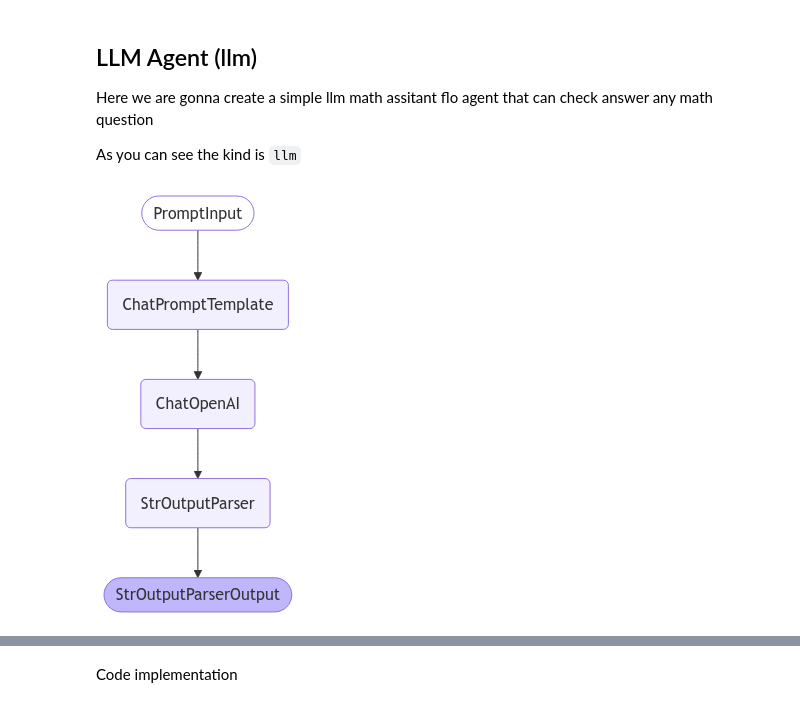
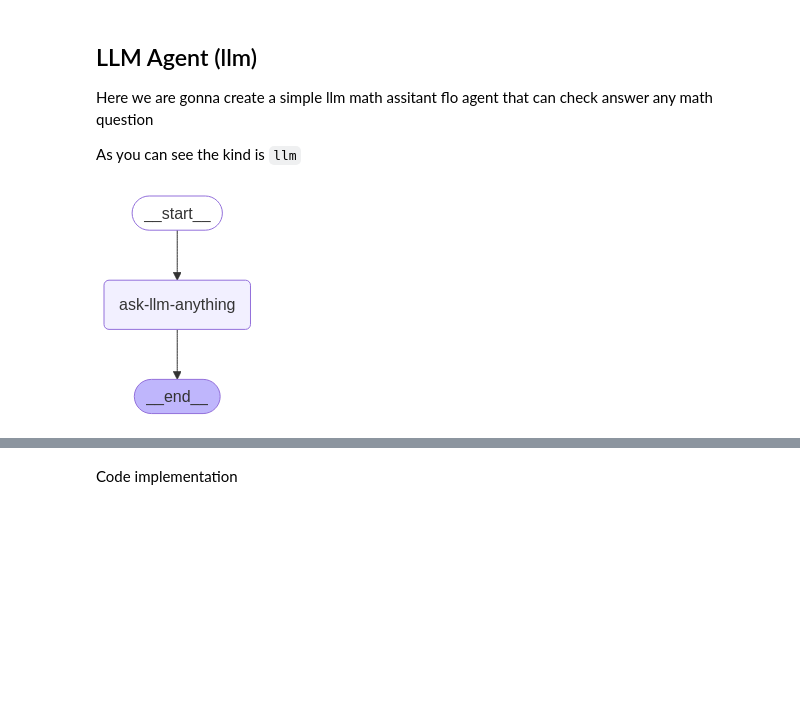
Before and after one commit to rootflo/flo-ai, a Jupyter notebook: flo_ai/examples/agents_of_flo_ai.ipynb, the cells around one changed output, grey strips where cells are left out. Drawn from its saved outputs; the diff is of its cells as text; code cells hidden in the pictures; blank space fills up the shorter version.

```diff
--- a/flo_ai/examples/agents_of_flo_ai.ipynb
+++ b/flo_ai/examples/agents_of_flo_ai.ipynb
@@ -126,9 +115,9 @@ agent:
 # %%
 flo = Flo.build(session, simple_llm_agent)
 
-flo.draw()
+flo.draw(xray=True)
 # %% [output]
-[figure, old version]
+[figure, new version]
 # %%
 flo.invoke("What is pythagorus theorum, just give me the formula")
 # %% [output]
```
Also changed, not shown: parts of 10 cells of this notebook, 12 other files.
